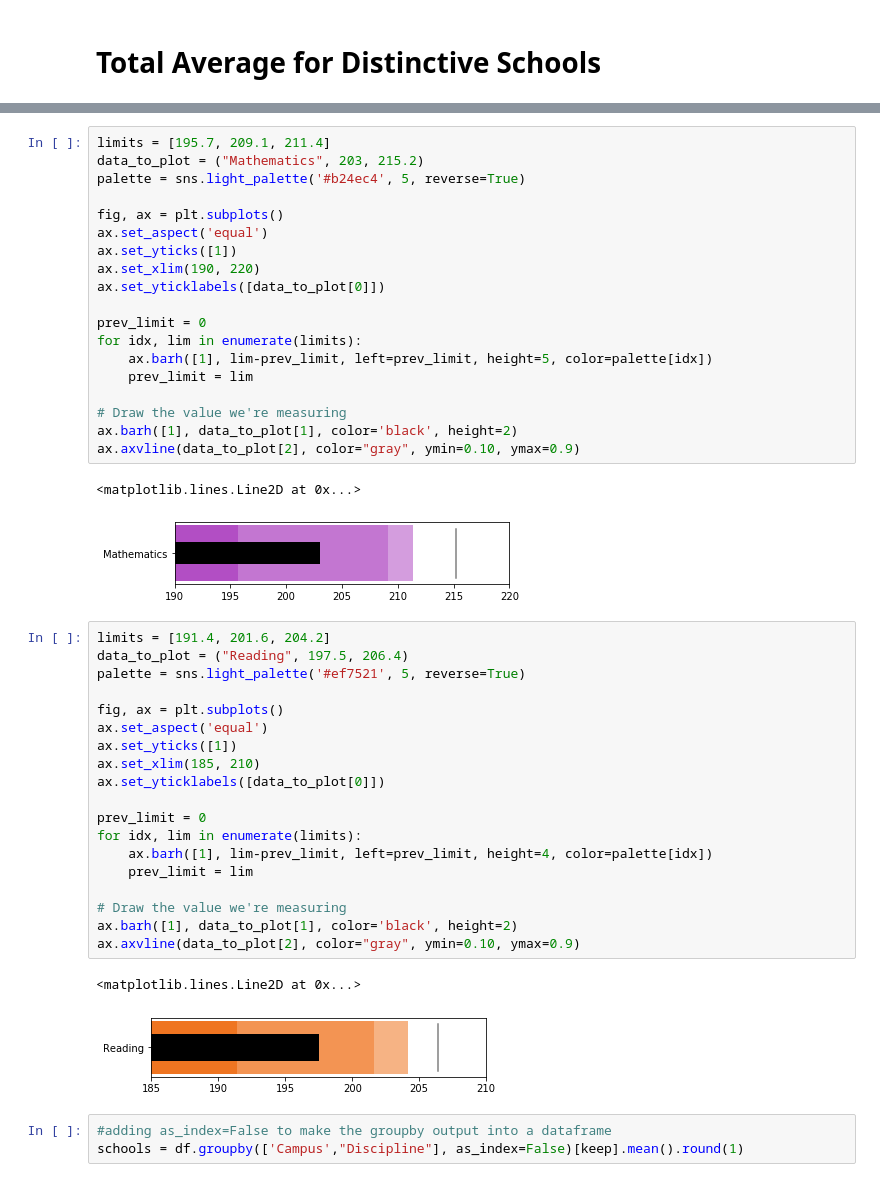
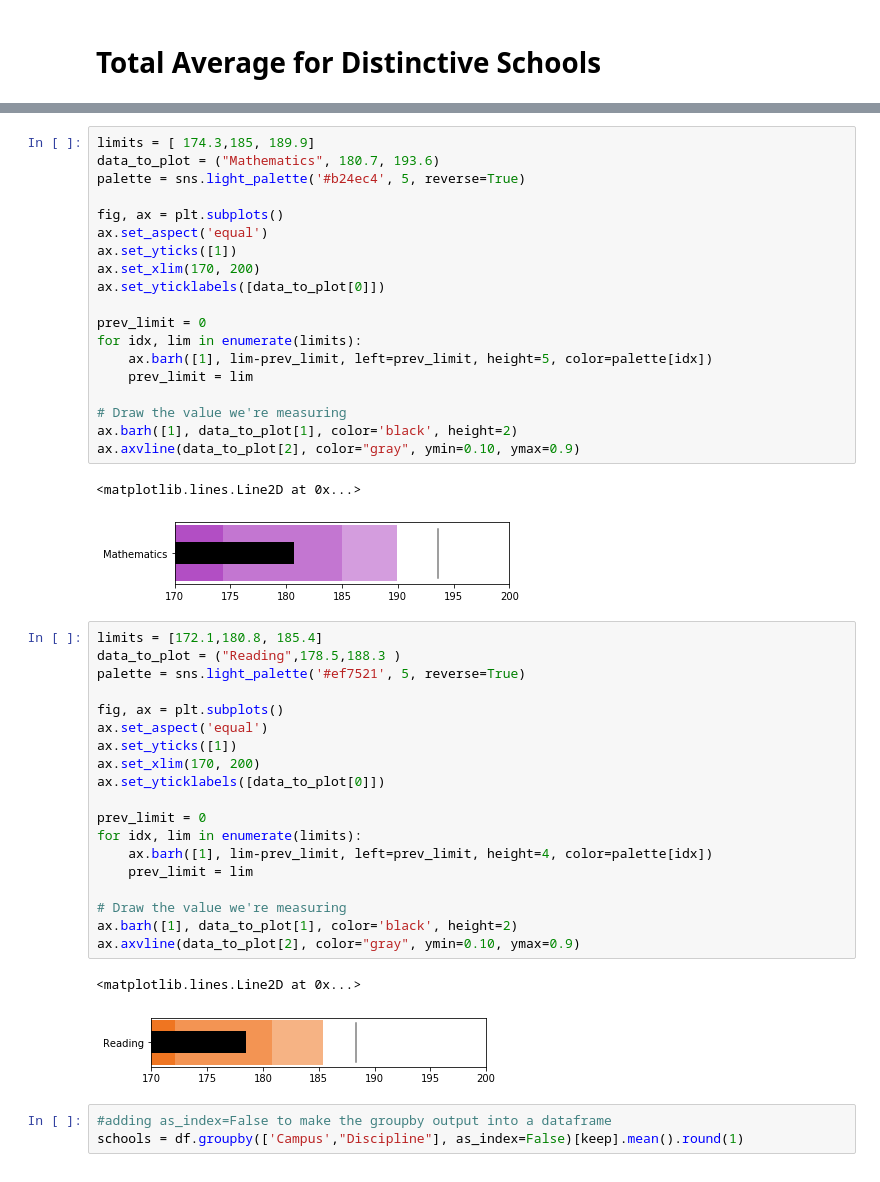
Before and after one commit to tianchu-shu/DataMade, a Jupyter notebook: Bullet_graph.ipynb, the cells around one changed output, grey strips where cells are left out. Cells and saved outputs as stored; diff of their text form.

```diff
--- a/Bullet_graph.ipynb
+++ b/Bullet_graph.ipynb
@@ -95,12 +95,12 @@ total
 # %%
-limits = [195.7, 209.1, 211.4]
-data_to_plot = ("Mathematics", 203, 215.2)
+limits = [ 174.3,185, 189.9]
+data_to_plot = ("Mathematics", 180.7, 193.6)
 palette = sns.light_palette('#b24ec4', 5, reverse=True)
 
 fig, ax = plt.subplots()
 ax.set_aspect('equal')
 ax.set_yticks([1])
-ax.set_xlim(190, 220)
+ax.set_xlim(170, 200)
 ax.set_yticklabels([data_to_plot[0]])
 
 prev_limit = 0
@@ -113,29 +113,29 @@ ax.barh([1], data_to_plot[1], color='black', height=2)
 ax.axvline(data_to_plot[2], color="gray", ymin=0.10, ymax=0.9)
 # %% [output]
 <matplotlib.lines.Line2D at 0x...>
-[figure, old version]
+[figure, new version]
 # %%
-limits = [191.4, 201.6, 204.2]
-data_to_plot = ("Reading", 197.5, 206.4)
+limits = [172.1,180.8, 185.4]
+data_to_plot = ("Reading",178.5,188.3 )
 palette = sns.light_palette('#ef7521', 5, reverse=True)
 
 fig, ax = plt.subplots()
 ax.set_aspect('equal')
 ax.set_yticks([1])
-ax.set_xlim(185, 210)
+ax.set_xlim(170, 200)
 ax.set_yticklabels([data_to_plot[0]])
 
 prev_limit = 0
 for idx, lim in enumerate(limits):
     ax.barh([1], lim-prev_limit, left=prev_limit, height=4, color=palette[idx])
     prev_limit = lim
 
 # Draw the value we're measuring
 ax.barh([1], data_to_plot[1], color='black', height=2)
 ax.axvline(data_to_plot[2], color="gray", ymin=0.10, ymax=0.9)
 # %% [output]
 <matplotlib.lines.Line2D at 0x...>
-[figure, old version]
+[figure, new version]
 # %%
 #adding as_index=False to make the groupby output into a dataframe
 schools = df.groupby(['Campus',"Discipline"], as_index=False)[keep].mean().round(1)
```
Also changed, not shown: parts of 21 cells of this notebook.
